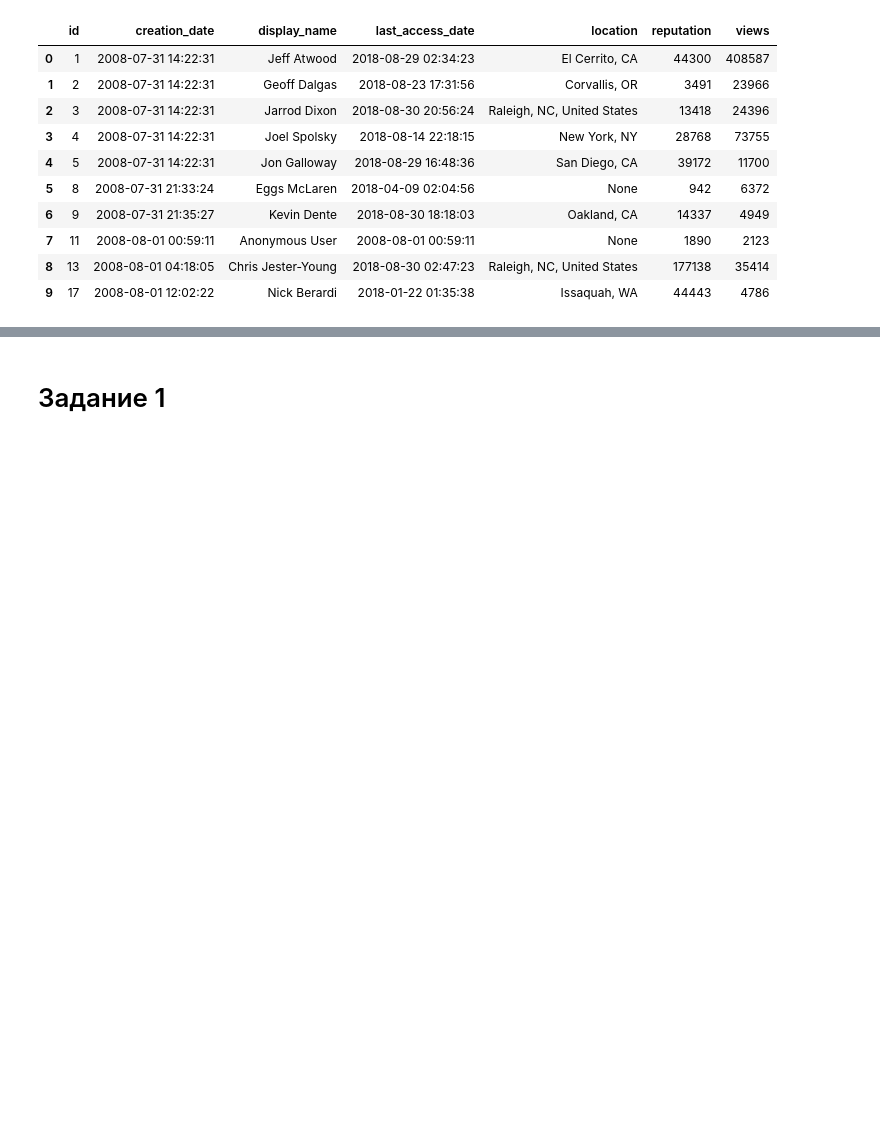
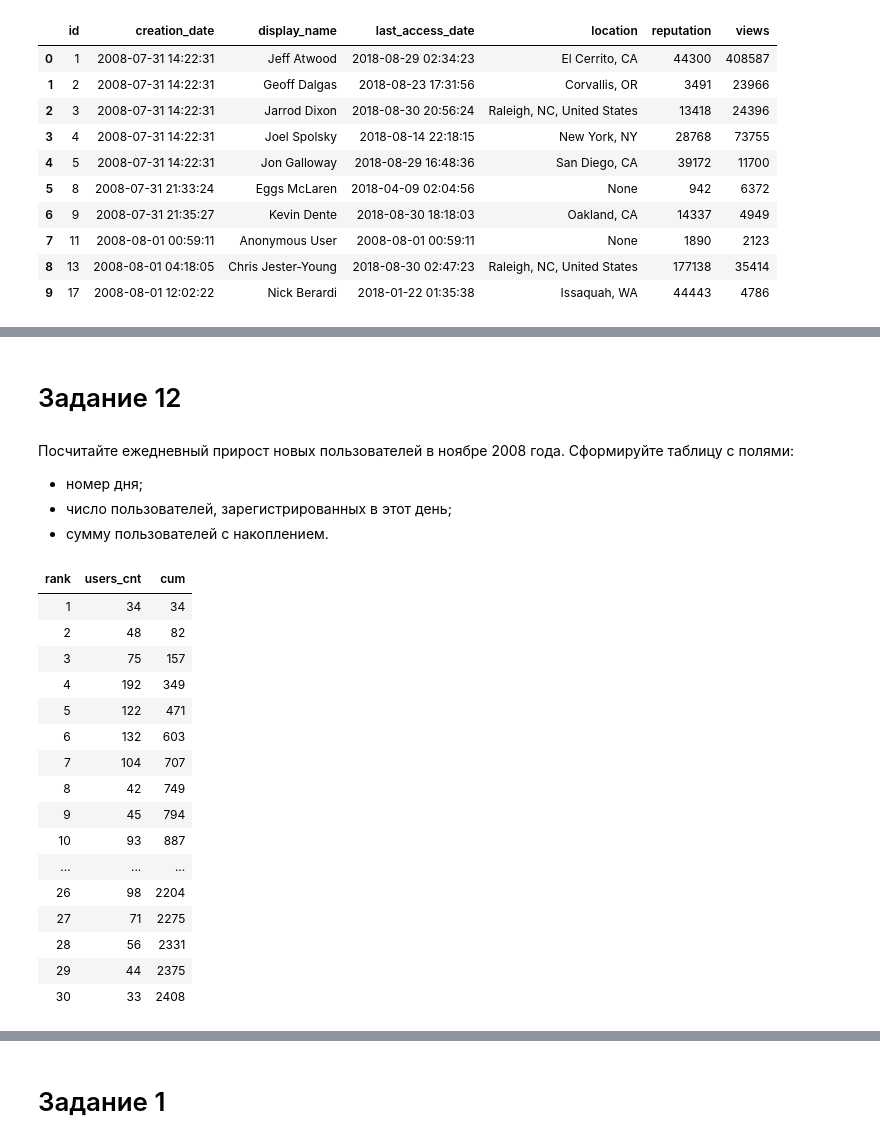
Before and after one commit to vadimprimakov/Yandex_practicum_DS_Plus, a Jupyter notebook: 14_advanced_sql/14_advanced_sql.ipynb, the cells around one changed output, grey strips where cells are left out. Cells and saved outputs as stored; diff of their text form; code cells hidden in the pictures; blank space fills up the shorter version.

```diff
--- a/14_advanced_sql/14_advanced_sql.ipynb
+++ b/14_advanced_sql/14_advanced_sql.ipynb
@@ -64,0 +414,47 @@ sample_df
+# %% [markdown]
+# Задание 12
+# %% [markdown]
+Посчитайте ежедневный прирост новых пользователей в ноябре 2008 года. Сформируйте таблицу с полями:
+- номер дня;
+- число пользователей, зарегистрированных в этот день;
+- сумму пользователей с накоплением.
+# %%
+# напишите запрос
+query = '''
+WITH t1 AS
+(
+SELECT CAST(DATE_TRUNC('day', creation_date) AS date) AS days,
+       COUNT(id) AS users_cnt
+FROM stackoverflow.users
+GROUP BY CAST(DATE_TRUNC('day', creation_date) AS date)
+ORDER BY CAST(DATE_TRUNC('day', creation_date) AS date)
+)
+
+SELECT RANK() OVER (ORDER BY days),
+       users_cnt,
+       SUM(users_cnt) OVER (ORDER BY days)::int AS cum
+FROM t1
+WHERE CAST(DATE_TRUNC('day', days) AS date) BETWEEN '2008-11-01' AND '2008-11-30';
+'''
+
+# выполните запрос
+part_1_question_12 = pd.read_sql_query(query, con=engine)
+part_1_question_12.style.hide_index()
+# %% [output]
+| rank | users_cnt | cum |
+| 1 | 34 | 34 |
+| 2 | 48 | 82 |
+| 3 | 75 | 157 |
+| 4 | 192 | 349 |
+| 5 | 122 | 471 |
+| 6 | 132 | 603 |
+| 7 | 104 | 707 |
+| 8 | 42 | 749 |
+| 9 | 45 | 794 |
+| 10 | 93 | 887 |
+| ... | ... | ... |
+| 26 | 98 | 2204 |
+| 27 | 71 | 2275 |
+| 28 | 56 | 2331 |
+| 29 | 44 | 2375 |
+| 30 | 33 | 2408 |
```
Also changed, not shown: parts of 53 cells of this notebook.
